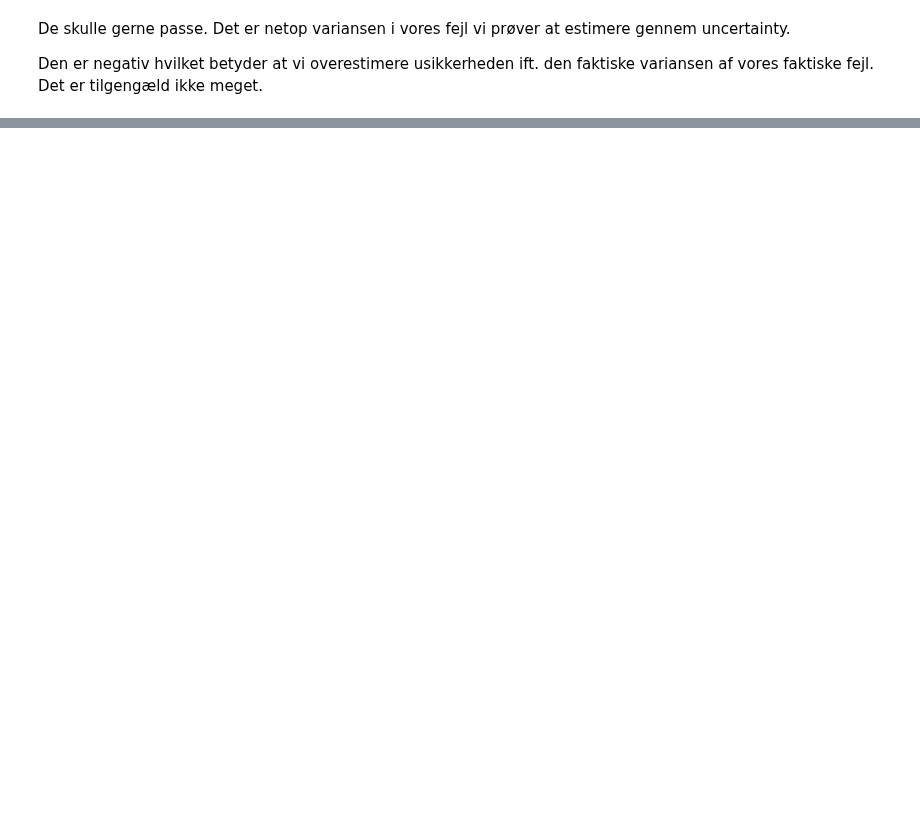
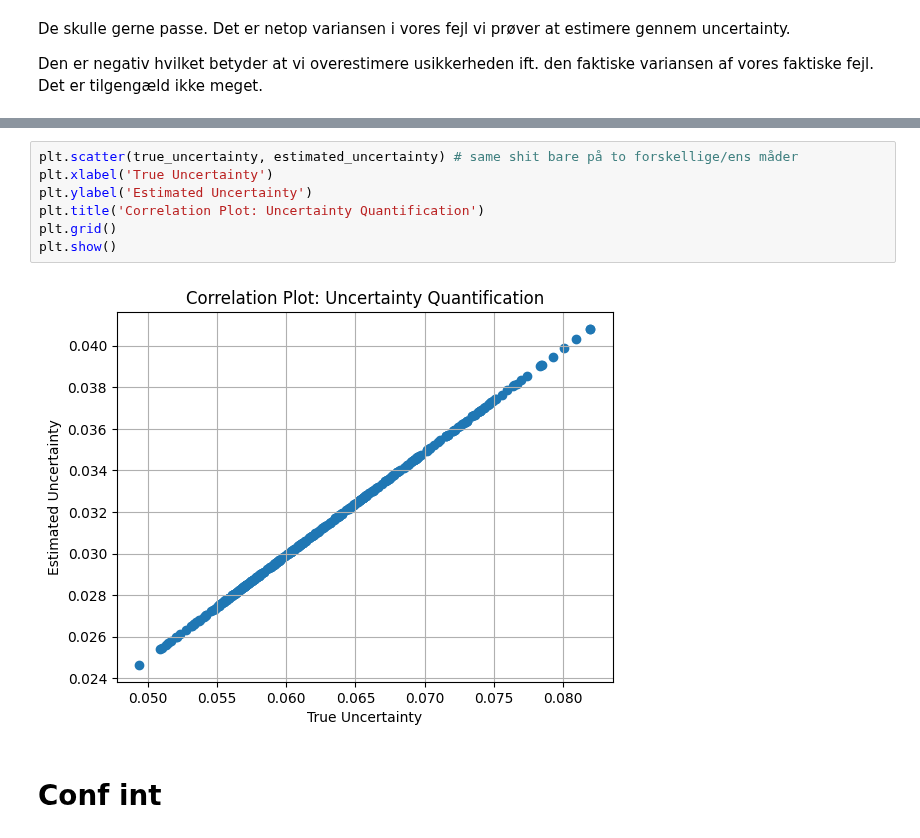
Before and after one commit to clarachristiansen/Bachelor_project, a Jupyter notebook: Uncertainty_quantification.ipynb, the cells around one changed output, grey strips where cells are left out. Saved outputs shown, nothing was run; the diff lists cells and outputs as text; blank space fills up the shorter version.

```diff
--- a/Uncertainty_quantification.ipynb
+++ b/Uncertainty_quantification.ipynb
@@ -309,0 +340,11 @@ plt.show()
+# %%
+plt.scatter(true_uncertainty, estimated_uncertainty) # same shit bare på to forskellige/ens måder
+plt.xlabel('True Uncertainty')
+plt.ylabel('Estimated Uncertainty')
+plt.title('Correlation Plot: Uncertainty Quantification')
+plt.grid()
+plt.show()
+# %% [output]
+[figure, added]
+# %% [markdown]
+# Conf int
```
Also changed, not shown: parts of 17 cells of this notebook.
